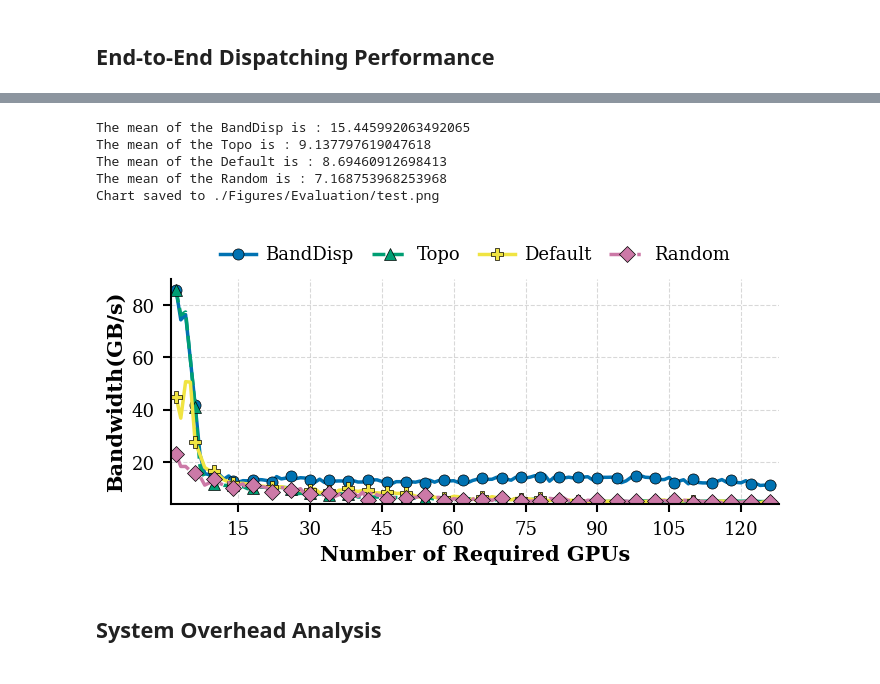
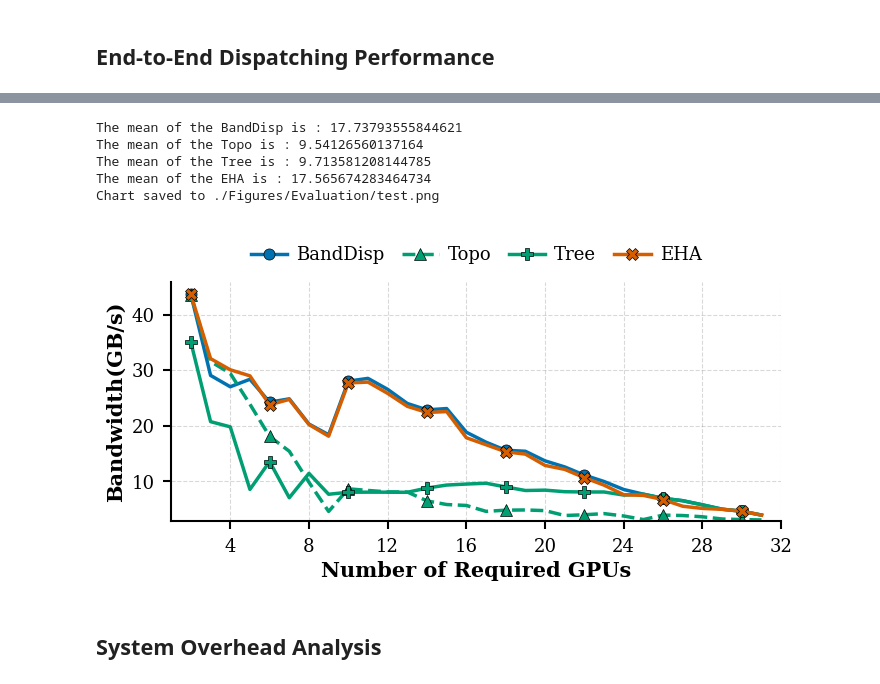
Before and after one commit to SusCom-Lab/BandPilot, a Jupyter notebook: analysis.ipynb, the cells around one changed output, grey strips where cells are left out. Cells and saved outputs as stored; diff of their text form; code cells hidden in the pictures.

```diff
--- a/analysis.ipynb
+++ b/analysis.ipynb
@@ -1080,10 +1080,10 @@ def plot_algorithm_performance(data_path, total_gpu=None, bw_type=None, cluster_
         # 'UpperBandDisp': {'label': 'Ideal-BD', 'color': '#D55E00', 'marker': 's', 'linestyle': '-', 'include': True},
         'BandDisp': {'label': 'BandDisp', 'color': '#0072B2', 'marker': 'o', 'linestyle': '-', 'include': if_my},
         'Topo': {'label': 'Topo', 'color': '#009E73', 'marker': '^', 'linestyle': '--', 'include': if_topo},
-        'Default': {'label': 'Default', 'color': '#F0E442', 'marker': 'P', 'linestyle': '-', 'include': True},  # 黄色，五边形，实线
-        'Random': {'label': 'Random', 'color': '#CC79A7', 'marker': 'D', 'linestyle': '-.', 'include': True},
-        # 'Tree_search': {'label': 'PTS', 'color': '#009E73', 'marker': 'P', 'linestyle': '-', 'include': True},  # 黄色，五边形，实线
-        # 'EHA': {'label': 'EHA', 'color': '#D55E00', 'marker': 'X', 'linestyle': '-', 'include': True},  # 浅蓝色，X形，虚线
+        # 'Default': {'label': 'Default', 'color': '#F0E442', 'marker': 'P', 'linestyle': '-', 'include': True},  # 黄色，五边形，实线
+        # 'Random': {'label': 'Random', 'color': '#CC79A7', 'marker': 'D', 'linestyle': '-.', 'include': True},
+        'Tree': {'label': 'Tree', 'color': '#009E73', 'marker': 'P', 'linestyle': '-', 'include': True},  # 黄色，五边形，实线
+        'EHA': {'label': 'EHA', 'color': '#D55E00', 'marker': 'X', 'linestyle': '-', 'include': True},  # 浅蓝色，X形，虚线
     }
 
     # 创建高分辨率的图形，尺寸适合出版要求，设置透明背景
@@ -1166,39 +1166,39 @@ def plot_algorithm_performance(data_path, total_gpu=None, bw_type=None, cluster_
     # legend.get_frame().set_linewidth(1.0)
     # legend.get_frame().set_alpha(0.9)
 
     # 添加微妙的边框，营造学术感
     for spine in ax.spines.values():
         spine.set_zorder(10)
 
     # 紧凑布局优化间距
     plt.tight_layout(pad=1.2)
 
     # 如果提供路径，保存图形为PNG格式
     if save_path:
         # 将文件扩展名改为.png
         png_save_path = save_path.rsplit('.', 1)[0] + '.png'
         plt.savefig(png_save_path, bbox_inches='tight', format='png', transparent=True)
         print(f"Chart saved to {png_save_path}")
 
     plt.show()
 
 
 #EHA_Part_mean_20_bw_640dim_dynamicTrue_1000Data
-plot_algorithm_performance('./Data/Evaluation/4090V100A6000A800H100/myalgo_Part_mean_128_256_dynamicTrue_1000Data.csv',
+plot_algorithm_performance('./Data/Evaluation/H100_Real/Het-4Mix/Part_mean_1111_bw_32dim_dynamicTrue.csv',
                            total_gpu=None,
                            bw_type=None,
                            cluster_type=None,
                            if_dynamic=True,
                            if_my=True,
                            if_topo=True, #4090V100A6000A800/Ablation-Performance-Baseline-250Data.pdf
                            save_path="./Figures/Evaluation/test.pdf")# 4090A800/Performance-Baseline-250Data.pdf
 # %% [output]
-The mean of the BandDisp is : 15.445992063492065
-The mean of the Topo is : 9.137797619047618
-The mean of the Default is : 8.69460912698413
-The mean of the Random is : 7.168753968253968
+The mean of the BandDisp is : 17.73793555844621
+The mean of the Topo is : 9.54126560137164
+The mean of the Tree is : 9.713581208144785
+The mean of the EHA is : 17.565674283464734
 Chart saved to ./Figures/Evaluation/test.png
-[figure, old version]
+[figure, new version]
 # %% [markdown]
 ## System Overhead Analysis
 # %%
```
Also changed, not shown: parts of 2 cells of this notebook, 44 other files.
